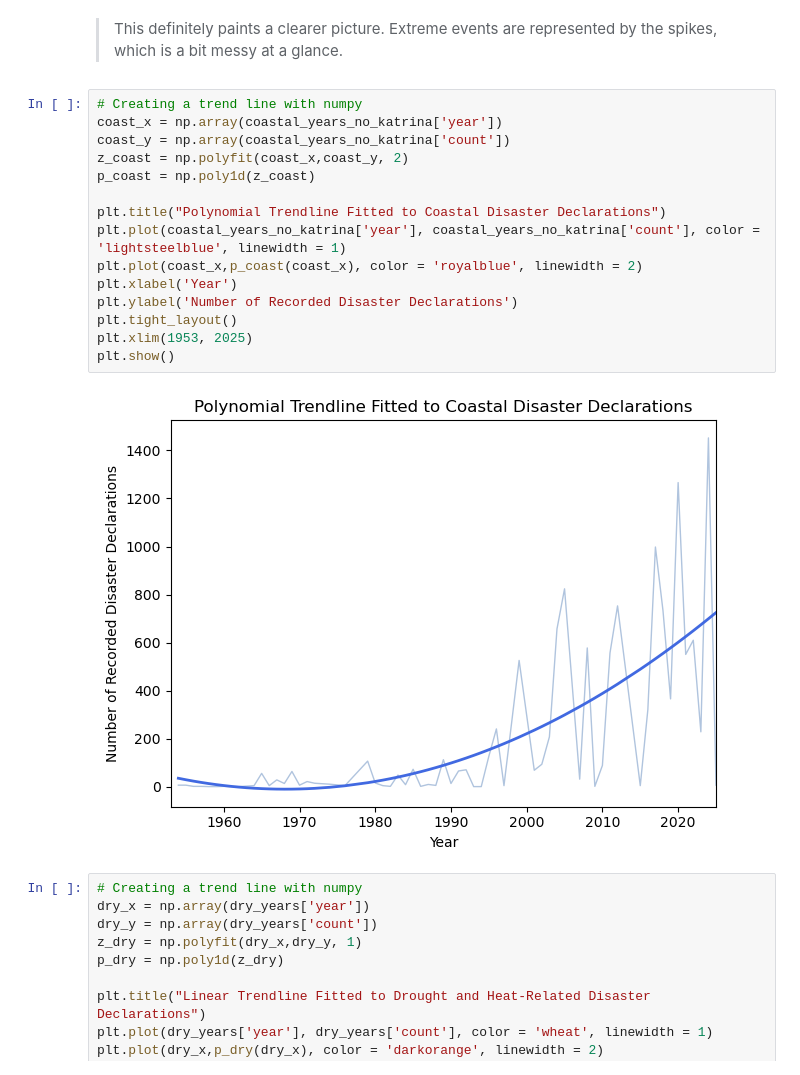
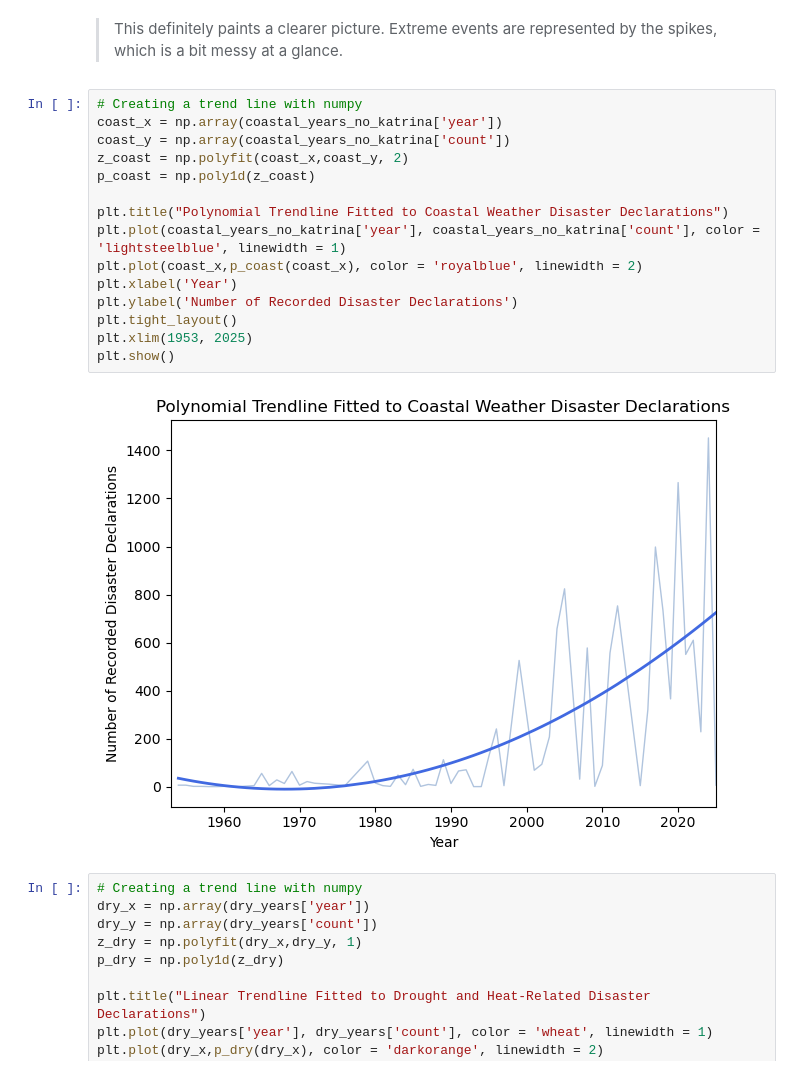
Before and after one commit to fposegarappleye/data-analysis-projects, a Jupyter notebook: Final Project/eda-checkpoint-starter-main/checkpoint-two.ipynb, the cells around one changed output. Saved outputs shown, nothing was run; the diff lists cells and outputs as text.

```diff
--- a/Final Project/eda-checkpoint-starter-main/checkpoint-two.ipynb
+++ b/Final Project/eda-checkpoint-starter-main/checkpoint-two.ipynb
@@ -390,20 +390,20 @@ plt.show()
 # %%
 # Creating a trend line with numpy
 coast_x = np.array(coastal_years_no_katrina['year'])
 coast_y = np.array(coastal_years_no_katrina['count'])
 z_coast = np.polyfit(coast_x,coast_y, 2)
 p_coast = np.poly1d(z_coast)
 
-plt.title("Polynomial Trendline Fitted to Coastal Disaster Declarations")
+plt.title("Polynomial Trendline Fitted to Coastal Weather Disaster Declarations")
 plt.plot(coastal_years_no_katrina['year'], coastal_years_no_katrina['count'], color = 'lightsteelblue', linewidth = 1)
 plt.plot(coast_x,p_coast(coast_x), color = 'royalblue', linewidth = 2)
 plt.xlabel('Year')
 plt.ylabel('Number of Recorded Disaster Declarations')
 plt.tight_layout()
 plt.xlim(1953, 2025)
 plt.show()
 # %% [output]
-[figure, old version]
+[figure, new version]
 # %%
 # Creating a trend line with numpy
 dry_x = np.array(dry_years['year'])
```
Also changed, not shown: parts of 2 cells of this notebook, 1 other file.
